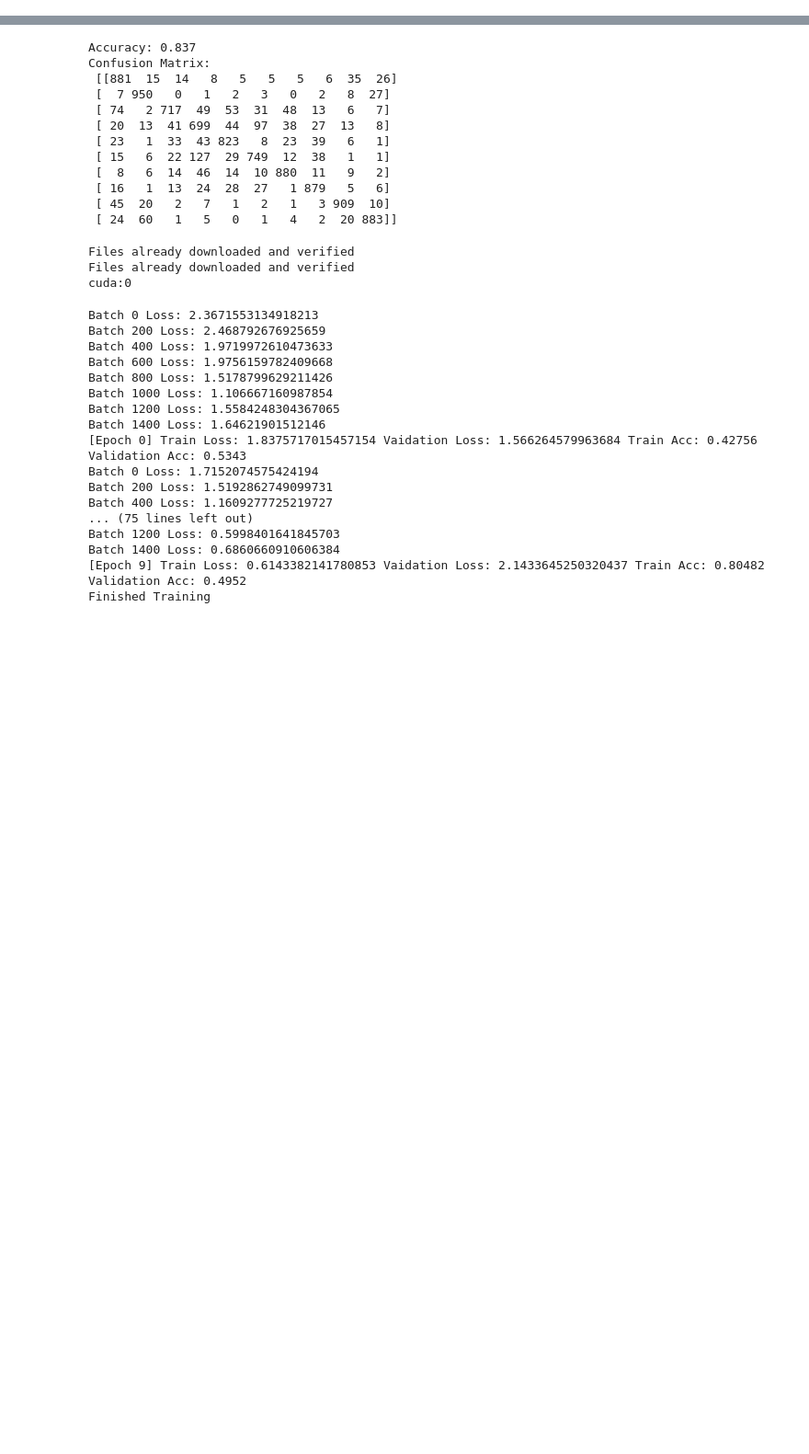
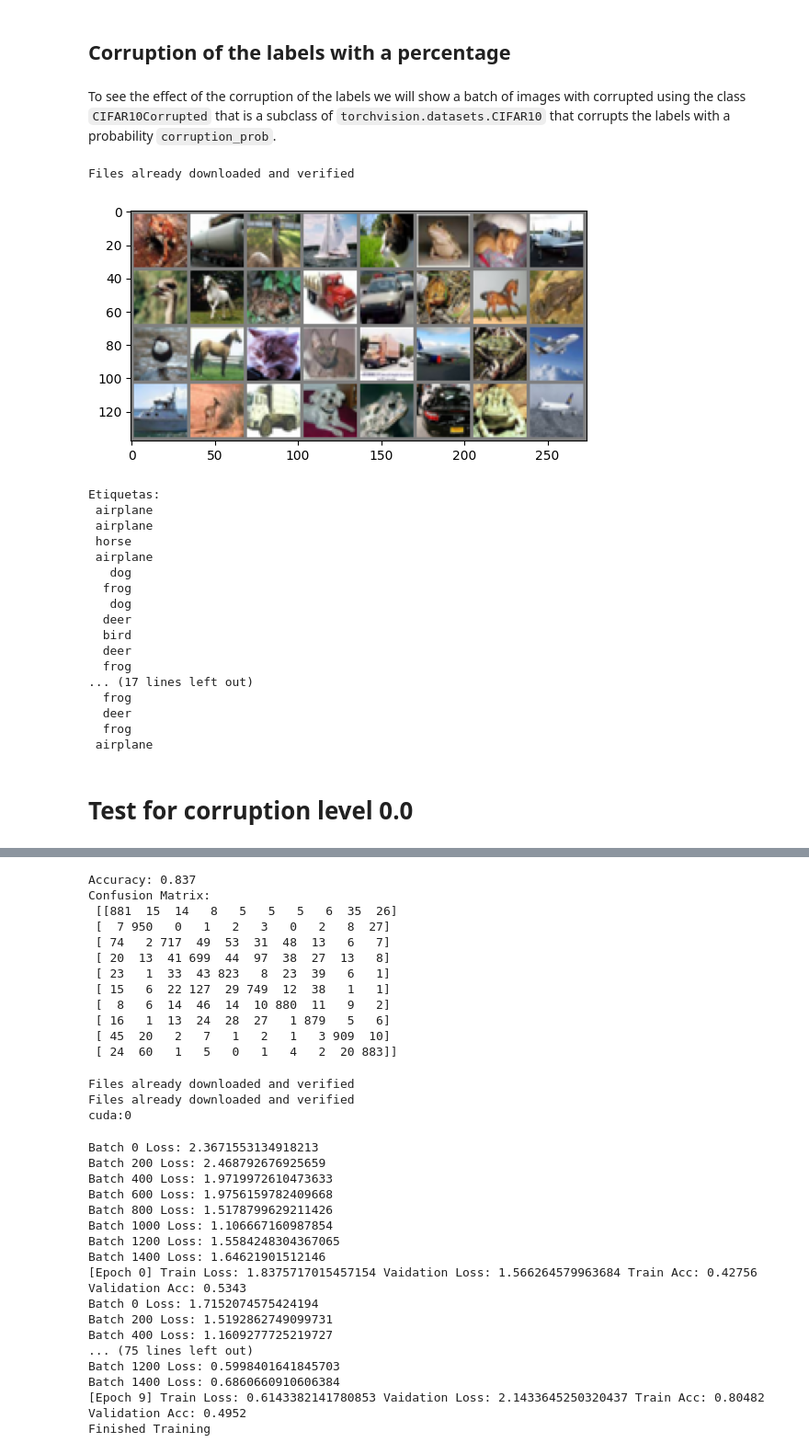
Before and after one commit to jhsilvaz13/rethinking_generalization_randomization_tests, a Jupyter notebook: src/Label Corruption Experiment/Label_Corruption_Inception.ipynb, the cells around one changed output, grey strips where cells are left out. Shown at 92% size. Drawn from its saved outputs; the diff is of its cells as text; code cells hidden in the pictures; blank space fills up the shorter version.

```diff
--- a/src/Label Corruption Experiment/Label_Corruption_Inception.ipynb
+++ b/src/Label Corruption Experiment/Label_Corruption_Inception.ipynb
@@ -27 +27,3 @@ import pickle
+# %% [markdown]
+## Corruption of the labels with a percentage
 # %%
@@ -40,4 +48,53 @@ class CIFAR10Corrupted(CIFAR10):
         labels[mask] = rnd_labels
         labels = [int(x) for x in labels]
         self.targets = labels
+# %% [markdown]
+To see the effect of the corruption of the labels we will show a batch of images with corrupted using the class `CIFAR10Corrupted` that is a subclass of `torchvision.datasets.CIFAR10` that corrupts the labels with a probability `corruption_prob`.
+# %%
+def imshow(img):
+    img = img / 2 + 0.5  # Desnormalizar
+    npimg = img.numpy()
+    plt.imshow(np.transpose(npimg, (1, 2, 0)))
+    plt.show()
+
+corrupt_prob = 0.5 # Probabilidad de corrupción
+batch_size = 32  # Tamaño del lote
+
+# Transformaciones
+transform = transforms.Compose(
+    [transforms.ToTensor(),
+     transforms.Normalize((0.5, 0.5, 0.5), (0.5, 0.5, 0.5))])
+
+# Crear el conjunto de datos CIFAR10Corrupted
+trainset = CIFAR10Corrupted(root='./CIFAR', train=True, download=True, transform=transform, corrupt_prob=corrupt_prob)
+train_loader = DataLoader(trainset, batch_size=batch_size, shuffle=True)
+
+# Obtener un lote de imágenes
+data_iter = iter(train_loader)
+images, labels = next(data_iter)
+
+# Mostrar las imágenes
+imshow(torchvision.utils.make_grid(images))
+name_labels = ['airplane', 'automobile', 'bird', 'cat', 'deer', 'dog', 'frog', 'horse', 'ship', 'truck']
+print('Etiquetas: \n', ' '.join('%5s\n' % name_labels[labels[j]] for j in range(batch_size)))
+# %% [output]
+Files already downloaded and verified
+[figure, added]
+Etiquetas:
+ airplane
+ airplane
+ horse
+ airplane
+   dog
+  frog
+   dog
+  deer
+  bird
+  deer
+  frog
+... (17 lines left out)
+  frog
+  deer
+  frog
+ airplane
 # %%
@@ -229,6 +290,8 @@ def plot_losses(training_loss_arr, validation_loss_arr, training_acc_arr, valida
     ax.set_title(title)
 # %%
 final_dict = dict()
+# %% [markdown]
+# Test for corruption level 0.0
 # %%
 train_loader, test_loader = get_cifar_dataloaders_corrupted(0)
 criterion = nn.CrossEntropyLoss()
```
Also changed, not shown: parts of 8 cells of this notebook, 1 other file.
